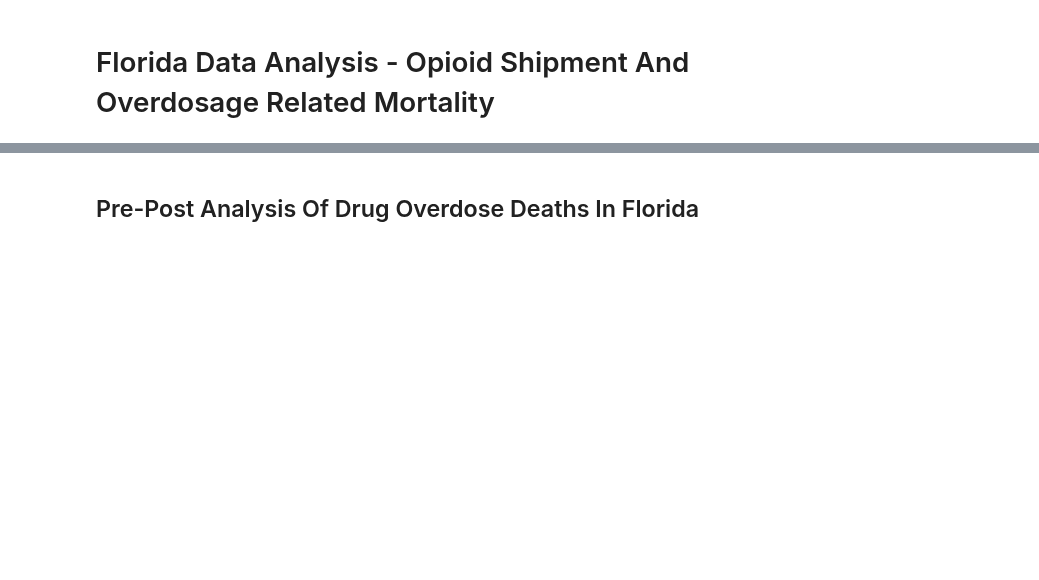
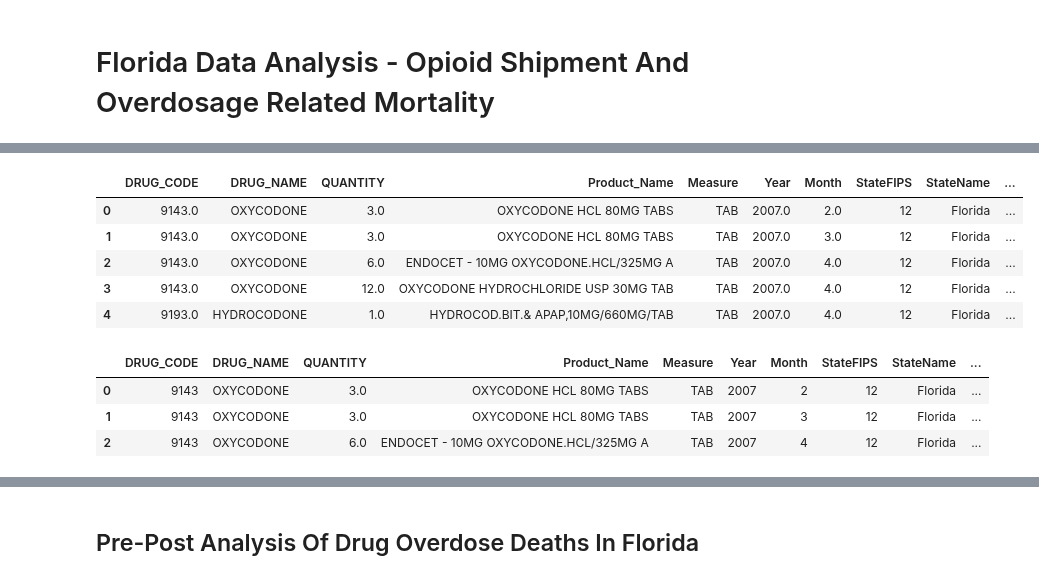
Before and after one commit to abzdel/Opioid-Analysis, a Jupyter notebook: Florida Diff-in-Diff Overdose Deaths.ipynb, the cells around one changed output, grey strips where cells are left out. Cells and saved outputs as stored; diff of their text form; code cells hidden in the pictures; blank space fills up the shorter version.

```diff
--- a/Florida Diff-in-Diff Overdose Deaths.ipynb
+++ b/Florida Diff-in-Diff Overdose Deaths.ipynb
@@ -2,0 +12,3 @@
+# %%
+# loading data for drug prescriptions in Florida and neighbouring states
+prescriptions = pd.read_csv(r"05_cleaned_data\prescriptions_fl.csv",low_memory = False)
@@ -2,0 +41,17 @@
+# %%
+# reducing the number of columns in the drug prescriptions dataset by including only the relevant attributes to create a new dataset
+
+prescriptions_reduced = prescriptions[['DRUG_CODE',
+       'DRUG_NAME', 'QUANTITY', 'Product_Name',
+       'Measure', 'Year', 'Month',
+       'StateFIPS', 'StateName', 'CountyFIPS',
+       'state_abbrev', 'FIP_unique', 'Population','county_test']]
+# %%
+prescriptions_reduced.head(5)
+# %% [output]
+|  | DRUG_CODE | DRUG_NAME | QUANTITY | Product_Name | Measure | Year | Month | StateFIPS | StateName | ... |
+| 0 | 9143.0 | OXYCODONE | 3.0 | OXYCODONE HCL 80MG TABS | TAB | 2007.0 | 2.0 | 12 | Florida | ... |
+| 1 | 9143.0 | OXYCODONE | 3.0 | OXYCODONE HCL 80MG TABS | TAB | 2007.0 | 3.0 | 12 | Florida | ... |
+| 2 | 9143.0 | OXYCODONE | 6.0 | ENDOCET - 10MG OXYCODONE.HCL/325MG A | TAB | 2007.0 | 4.0 | 12 | Florida | ... |
+| 3 | 9143.0 | OXYCODONE | 12.0 | OXYCODONE HYDROCHLORIDE USP 30MG TAB | TAB | 2007.0 | 4.0 | 12 | Florida | ... |
+| 4 | 9193.0 | HYDROCODONE | 1.0 | HYDROCOD.BIT.& APAP,10MG/660MG/TAB | TAB | 2007.0 | 4.0 | 12 | Florida | ... |
@@ -2,0 +67,7 @@
+# %%
+prescriptions_reduced_copy.head(3)
+# %% [output]
+|  | DRUG_CODE | DRUG_NAME | QUANTITY | Product_Name | Measure | Year | Month | StateFIPS | StateName | ... |
+| 0 | 9143 | OXYCODONE | 3.0 | OXYCODONE HCL 80MG TABS | TAB | 2007 | 2 | 12 | Florida | ... |
+| 1 | 9143 | OXYCODONE | 3.0 | OXYCODONE HCL 80MG TABS | TAB | 2007 | 3 | 12 | Florida | ... |
+| 2 | 9143 | OXYCODONE | 6.0 | ENDOCET - 10MG OXYCODONE.HCL/325MG A | TAB | 2007 | 4 | 12 | Florida | ... |
```
Also changed, not shown: parts of 8 cells of this notebook.
